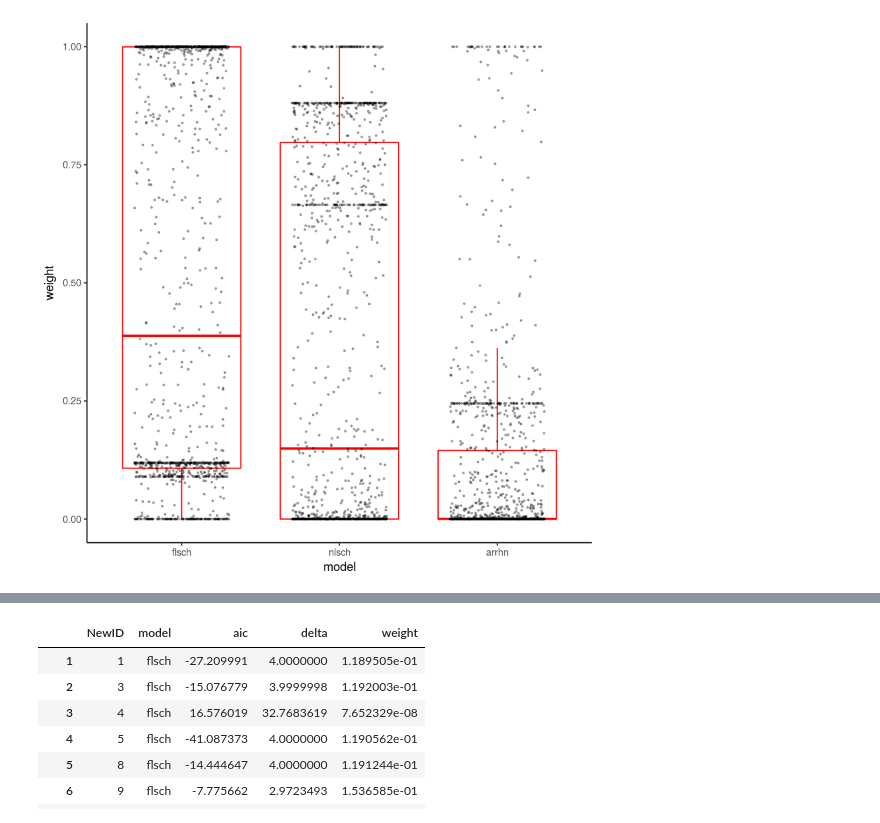
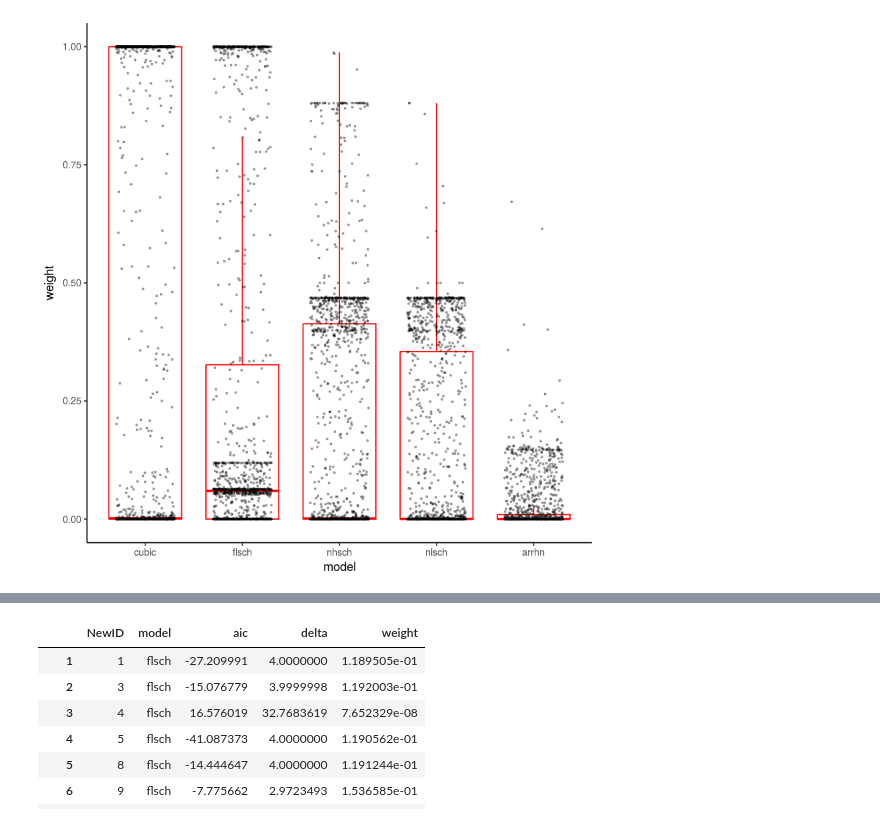
Before and after one commit to dbridg15/CMEECoursework, a Jupyter notebook: CMEEMiniProject/Sandbox/compare.ipynb, the cells around one changed output, grey strips where cells are left out. Drawn from its saved outputs; the diff is of its cells as text; code cells hidden in the pictures.

```diff
--- a/CMEEMiniProject/Sandbox/compare.ipynb
+++ b/CMEEMiniProject/Sandbox/compare.ipynb
@@ -18,8 +15,8 @@ aicdf = data.frame("NewID" = cubicDF$NewID,
                   "nlsch" = nlschDF$aic,
                   "arrhn" = arrhnDF$aic)
 # %%
-#mdls = c("cubic", "flsch", "nhsch", "nlsch", "arrhn")#
-mdls = c("flsch", "nlsch", "arrhn")
+mdls = c("cubic", "flsch", "nhsch", "nlsch", "arrhn")#
+#mdls = c("flsch", "nlsch", "arrhn")
 
 delta = function(row, model){
     abs(min(row, na.rm = TRUE) - row[model])
@@ -54,32 +51,32 @@ compare = function(models){
 
     for (i in 1:length(models)){
     aicDF[DFweight[i]] =  apply(aicDF, 1, weight, model_delta = DFdelta[i],
                                comparing = DFdelta)
     }
 
 
     pltDF = data.frame(NewID  = aicDF$NewID, model = mdls[1],
                    aic    = eval(parse(text = DFaic[1])),
                    delta  = eval(parse(text = paste0("aicDF$",DFdelta[1]))),
                    weight = eval(parse(text = paste0("aicDF$",DFweight[1]))))
 
     for(i in 2:length(mdls)){
         pltDF = rbind.data.frame(pltDF,
                                  data.frame(NewID  = aicDF$NewID, model = models[i],
                                             aic    = eval(parse(text = DFaic[1])),
                                             delta  = eval(parse(text = paste0("aicDF$",DFdelta[i]))),
                                             weight = eval(parse(text = paste0("aicDF$",DFweight[i])))))
     }
 
     plt = ggplot(data = pltDF, aes(y = weight, x = model))
     plt = plt + geom_boxplot(outlier.shape=NA, colour = "red")
     plt = plt + geom_jitter(position=position_jitter(width=.3, height=0), alpha = 0.3, cex = .5)
     plt = plt + theme_classic()
     print(plt)
 
     return(pltDF)
 }
 
-pltDF = compare(mdls)
+aicDF = compare(mdls)
 # %% [output]
-[figure, old version]
+[figure, new version]
```
Also changed, not shown: parts of 5 cells of this notebook, 4 other files.
